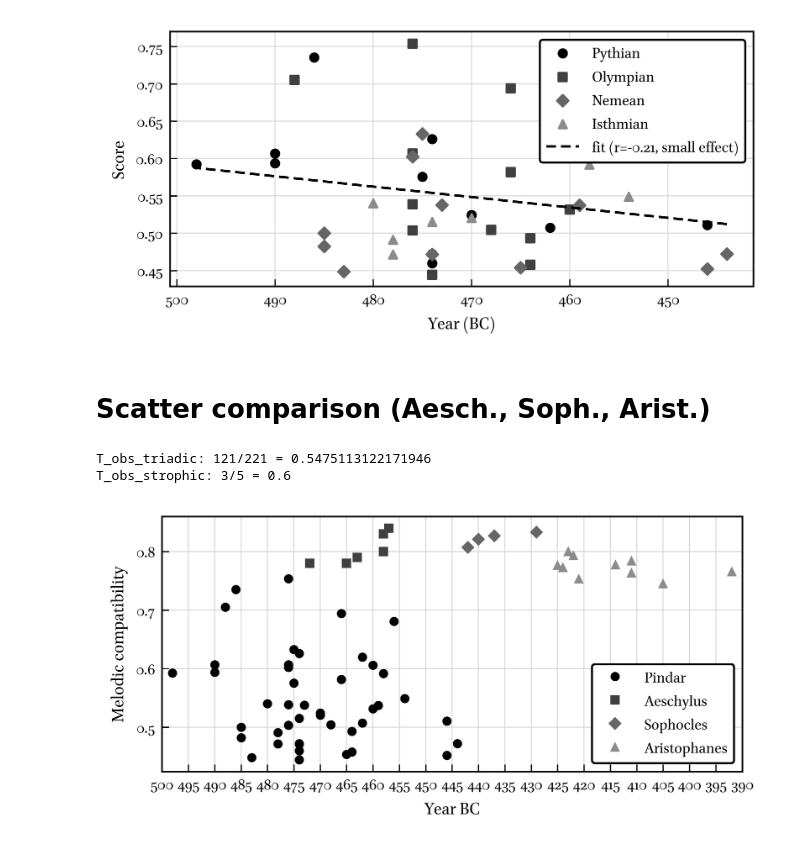
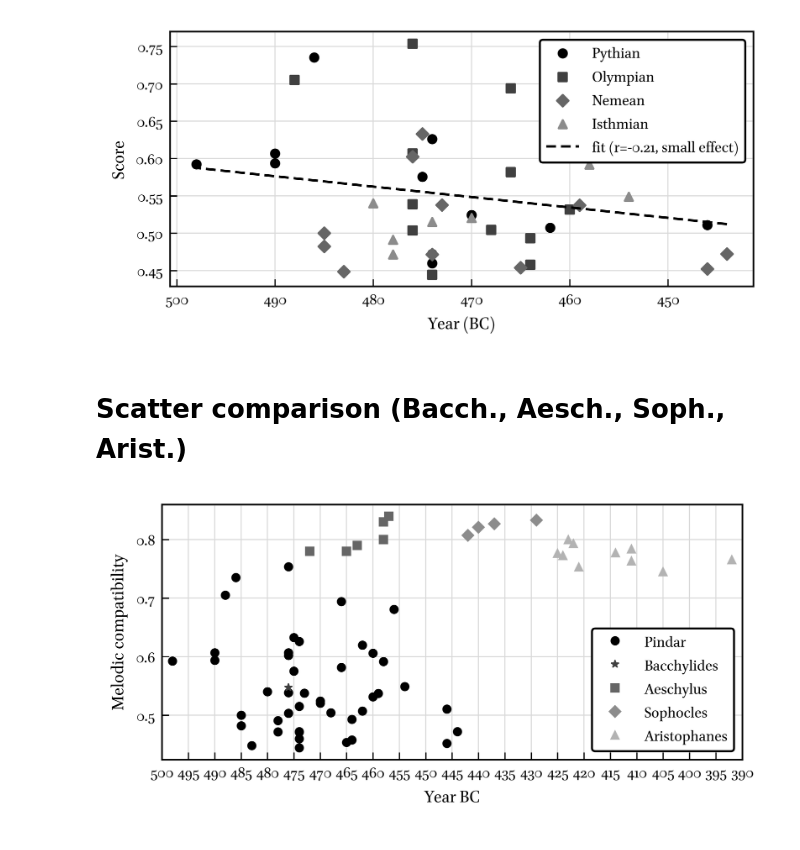
Before and after one commit to Urdatorn/responsio-accentuum, a Jupyter notebook: nb/linreg.ipynb, the cells around one changed output. Saved outputs shown, nothing was run; the diff lists cells and outputs as text; code cells hidden in the pictures.

Commit message:
new scatter plot

```diff
--- a/nb/linreg.ipynb
+++ b/nb/linreg.ipynb
@@ -352,18 +352,7 @@ plt.show()
 # %% [output]
 [figure]
 # %% [markdown]
-# Scatter comparison (Aesch., Soph., Arist.)
+# Scatter comparison (Bacch., Aesch., Soph., Arist.)
-# %%
-from responsio_accentuum import compatibility_canticum, compatibility_ratios_to_stats
-
-T_obs_triadic_ba = compatibility_ratios_to_stats(compatibility_canticum(ROOT / "data/compiled/extra/ba05.xml", "ba05"))
-T_obs_strophic_ba = compatibility_ratios_to_stats(compatibility_canticum(ROOT / "data/compiled/extra/ba05_strophic.xml", "ba05"))
-
-print(f"T_obs_triadic: {T_obs_triadic_ba} = {float(T_obs_triadic_ba)}")
-print(f"T_obs_strophic: {T_obs_strophic_ba} = {float(T_obs_strophic_ba)}")
-# %% [output]
-T_obs_triadic: 121/221 = 0.5475113122171946
-T_obs_strophic: 3/5 = 0.6
 # %%
 import matplotlib.pyplot as plt
 import numpy as np
@@ -539,6 +528,16 @@ ax.plot(
     zorder=3
 )
 
+# Bacchylides
+ax.plot(
+    x_ba05,
+    y_ba05,
+    marker=MARKERS[7],
+    linestyle="None",
+    label="Bacchylides",
+    zorder=3
+)
+
 # Aeschylus
 ax.plot(
     x_ae,
@@ -574,38 +573,38 @@ ax.plot(
 # ====================================
 
 # Chronological axis
-all_x = np.concatenate([x_pindar, x_ae, x_soph, x_ar])
+all_x = np.concatenate([x_pindar, [x_ba05], x_ae, x_soph, x_ar])
 
 tick_years = np.arange(
     390,
     501,
     5,
 )
 
 ax.set_xticks(tick_years)
 ax.set_xlim(500, 390)
 
 ax.set_xlabel("Year BC")
 
 # ====================================
 # Y-axis
 # ====================================
 ax.set_ylabel("Melodic compatibility")
 
 # ====================================
 # Style
 # ====================================
 ax.grid(True, which="major", axis="both")
 ax.legend(
     loc="lower right",
     framealpha = 1.0 # postscript (.eps) does not support transparency
 )
 
 plt.tight_layout()
 
 plt.savefig(ROOT / "media/figures/figure_3_scatter_four_poets.eps")
 plt.savefig(ROOT / "media/figures/figure_3_scatter_four_poets.png", dpi=600)
 
 plt.show()
 # %% [output]
-[figure, old version]
+[figure, new version]
```
Also changed, not shown: 5 other files.
